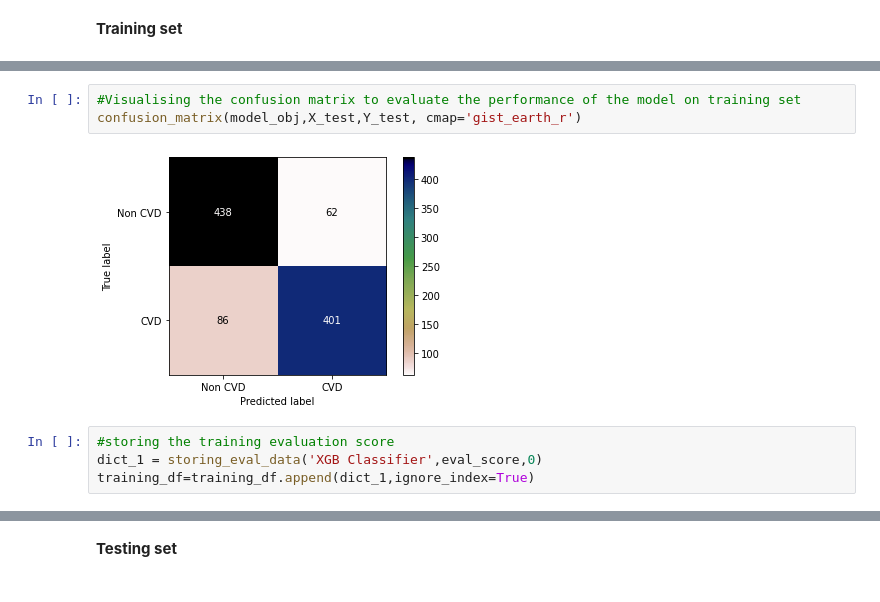
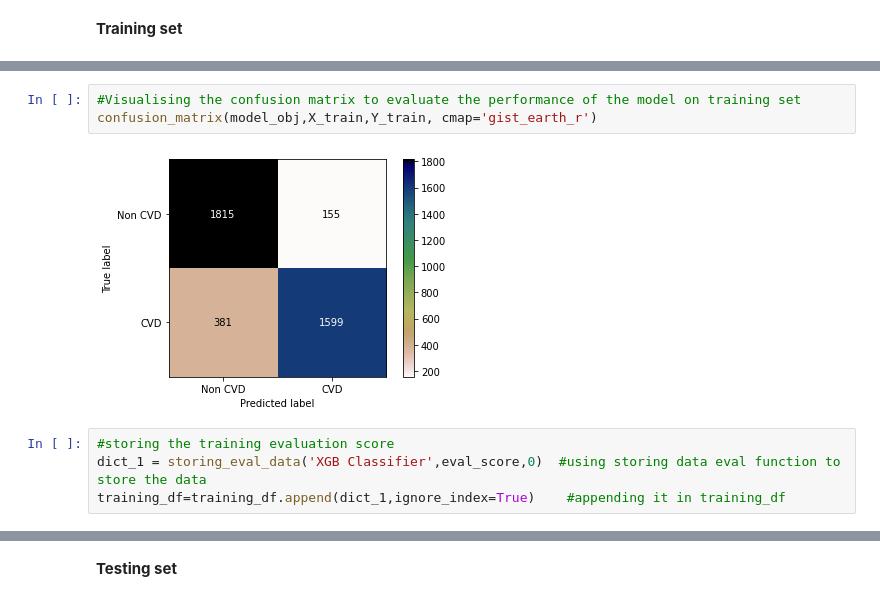
Before and after one commit to ShubhKjoshi/Cardiovascular_Risk-prediction, a Jupyter notebook: Cardiovascular_Risk_Prediction.ipynb, the cells around one changed output, grey strips where cells are left out. Drawn from its saved outputs; the diff is of its cells as text.

```diff
--- a/Cardiovascular_Risk_Prediction.ipynb
+++ b/Cardiovascular_Risk_Prediction.ipynb
@@ -1129,12 +1125,12 @@ weighted avg       0.86      0.86      0.86      3945
 # %%
 #Visualising the confusion matrix to evaluate the performance of the model on training set
-confusion_matrix(model_obj,X_test,Y_test, cmap='gist_earth_r')
+confusion_matrix(model_obj,X_train,Y_train, cmap='gist_earth_r')
 # %% [output]
-[figure, old version]
+[figure, new version]
 # %%
 #storing the training evaluation score
-dict_1 = storing_eval_data('XGB Classifier',eval_score,0)
-training_df=training_df.append(dict_1,ignore_index=True)
+dict_1 = storing_eval_data('XGB Classifier',eval_score,0)  #using storing data eval function to store the data
+training_df=training_df.append(dict_1,ignore_index=True)    #appending it in training_df
 # %%
 #evaluation score
 for param,value in dict_1.items():
```
Also changed, not shown: parts of 78 cells of this notebook.
